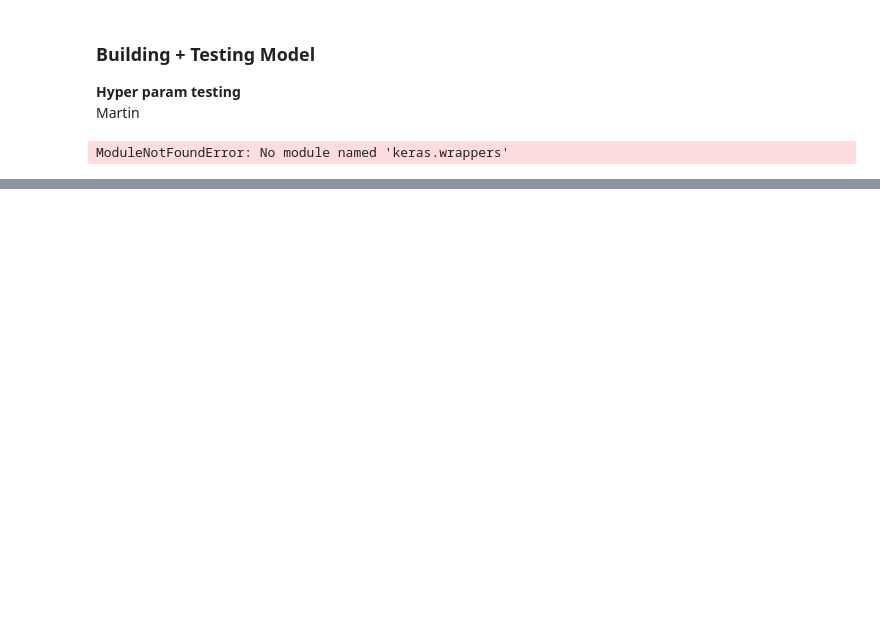
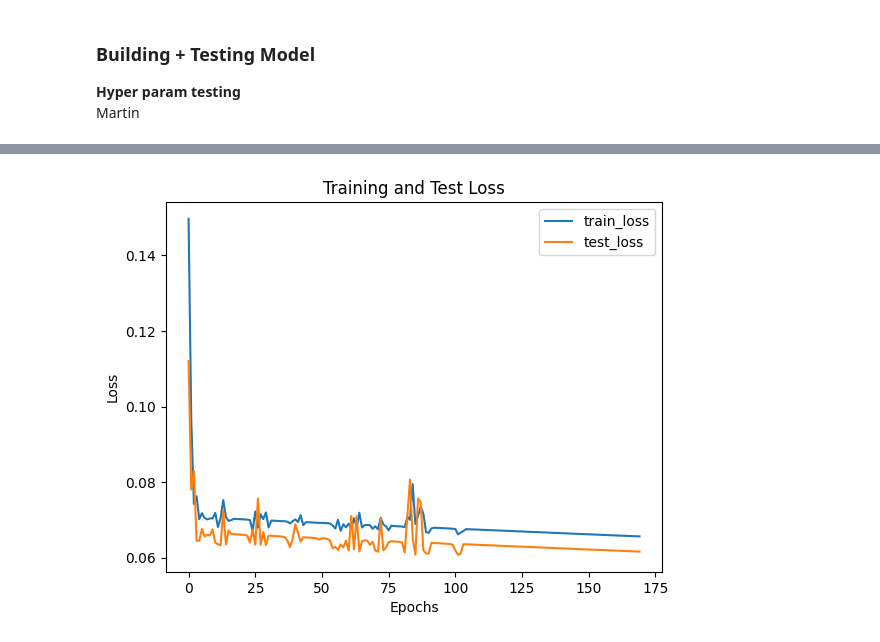
Before and after one commit to sofiacho/ECS171, a Jupyter notebook: notebook/main_algo.ipynb, the cells around one changed output, grey strips where cells are left out. Saved outputs shown, nothing was run; the diff lists cells and outputs as text; code cells hidden in the pictures; blank space fills up the shorter version.

```diff
--- a/notebook/main_algo.ipynb
+++ b/notebook/main_algo.ipynb
@@ -256,3 +249,29 @@ train_label, test_label = train_test_split(y, test_size=0.25, random_state=42)
+# %%
+from sklearn.model_selection import train_test_split
+
+
+# number 'room' and 'gender' columns to values from 0 - 1
+room_mapping = {"S1": 0, "S2": 1}
+large_df["room"] = large_df["room"].map(room_mapping)
+gender_mapping = {"F": 0, "M": 1}
+large_df["gender"] = large_df["gender"].map(gender_mapping)
+
+# Convert 'activity' column to values from 1 - 4
+activity_mapping = {
+    'sitting on bed': 1,
+    'sitting on chair': 2,
+    'lying': 3,
+    'ambulating': 4
+}
+large_df["activity"] = large_df["activity"].map(activity_mapping)
+
+# for hyperparameter testing sample the data to reduce run time
+sampled_df = large_df.sample(n=1000, random_state=42)
+
+X = sampled_df.drop(columns=['status'])
+y = sampled_df['status']
+train_data, test_data = train_test_split(X, test_size=0.25, random_state=42)
+train_label, test_label = train_test_split(y, test_size=0.25, random_state=42)
 # %% [markdown]
 ### Building + Testing Model
 
@@ -263,7 +282,7 @@ import matplotlib.pyplot as plt
 from sklearn.model_selection import GridSearchCV
 from sklearn.preprocessing import StandardScaler
 import tensorflow as tf
-from keras.wrappers.scikit_learn import KerasRegressor
+from keras.wrappers.scikit_learn import KerasClassifier
 
 # TODO: add hyperparameters that we will be testing as parameters for this function (Martin)
 
@@ -278,9 +297,10 @@ def create_model(activation_function_hidden='relu',
                  learning_rate = 0.01):
     # TODO: implement our nueral network structure using SGD as the optimization technique (Martin)
 
+    # REMOVE LATER: the code below is only for hyper parameter tuning. Eventually we want to pick 1 set of hyper parameters to use and use those for our final script.
     model = tf.keras.Sequential()
     # Input layer and first hidden layer
-    model.add(tf.keras.layers.Dense(hidden_units, input_dim=3, activation=activation_function_hidden,
+    model.add(tf.keras.layers.Dense(hidden_units, input_dim=train_data.shape[1], activation=activation_function_hidden,
                     kernel_regularizer = regularizer(reg_param)))
 
     # Additional hidden layers if specified
@@ -297,24 +317,38 @@ def create_model(activation_function_hidden='relu',
 
 # TODO: add hyper parameters that we will be testing to param_grid (Martin)
 param_grid = {
-    "activation_function_hidden": [],
-    "activation_function_output": [],
-    "hidden_units": [],
-    "hidden_layers": [],
-    "regularizer": [],
-    "reg_param": [],
-    "momentum": [],
-    "batch_size": [],
-    "epochs": [],
-    "learning_rate": [],
+    "activation_function_hidden": ['relu', 'sigmoid'],
+    "activation_function_output": ['relu', 'sigmoid'],
+    "hidden_units": [2, 4],
+    "hidden_layers": [1, 2],
+    "regularizer": [tf.keras.regularizers.l1, tf.keras.regularizers.l2],
+    "reg_param": [0.01, 0.001],
+    "momentum": [0.0, 0.01],
+    "batch_size": [32, 64],
+    "epochs": [50, 100],
+    "learning_rate": [0.01, 0.001],
 }
 
-keras_model = KerasRegressor(build_fn=create_model, verbose=0)
+keras_model = KerasClassifier(build_fn=create_model, verbose=0)
 
 # TODO: for GridSearchCV modify any other params that we need (scoring, cv, num_jobs, etc) (Martin)
-grid = GridSearchCV(estimator=keras_model, param_grid=param_grid)
-grid_result = grid.fit(X_train_scaled, y_train)
-
-# TODO: implement model evaluation and print/graph anything needed for visualization
+grid = GridSearchCV(estimator=keras_model, param_grid=param_grid, cv=3, verbose=1, scoring='neg_mean_squared_error')
-# %% [output]
-ModuleNotFoundError: No module named 'keras.wrappers'
+# %%
+grid_result = grid.fit(train_data, train_label)
+
+# TODO: implement model evaluation and print/graph anything needed for visualization
+
+# print best score and visualize loss
+print("Best: %f using %s" % (grid_result.best_score_, grid_result.best_params_))
+
+best_model = grid_result.best_estimator_
+history = best_model.fit(train_data, train_label, epochs=170, batch_size=grid_result.best_params_['batch_size'], verbose=0, validation_data=(test_data, test_label))
+
+plt.plot(history.history['loss'], label='train_loss')
+plt.plot(history.history['val_loss'], label='test_loss')
+plt.xlabel('Epochs')
+plt.ylabel('Loss')
+plt.title('Training and Test Loss')
+plt.legend()
+plt.show()
+# %% [output]
@@ -320,0 +372 @@ ModuleNotFoundError: No module named 'keras.wrappers'
+[figure, added]
```
Also changed, not shown: parts of 4 cells of this notebook.
